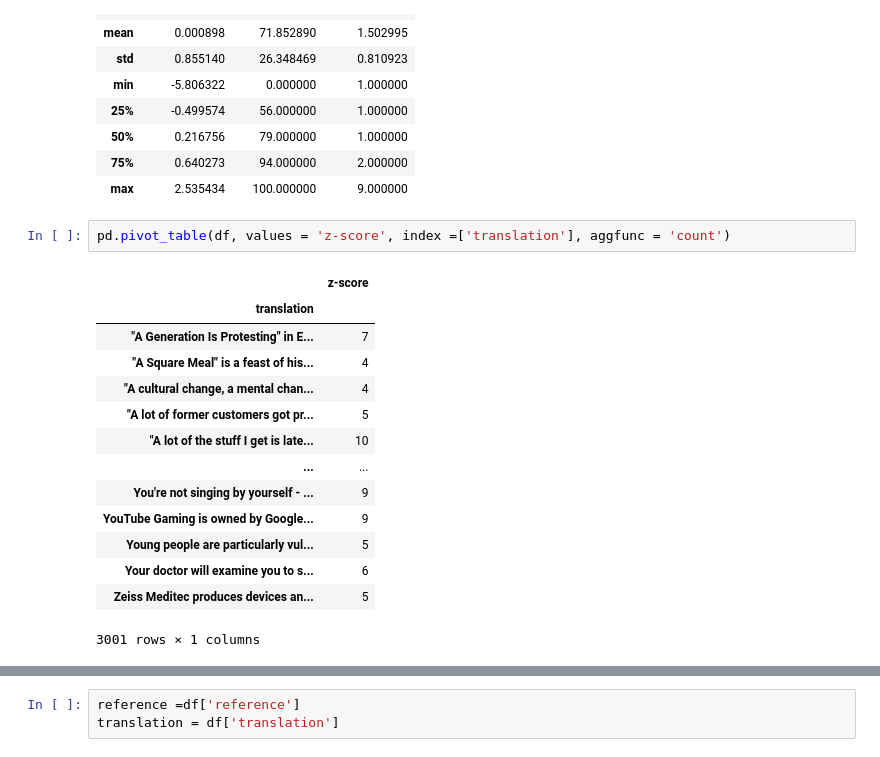
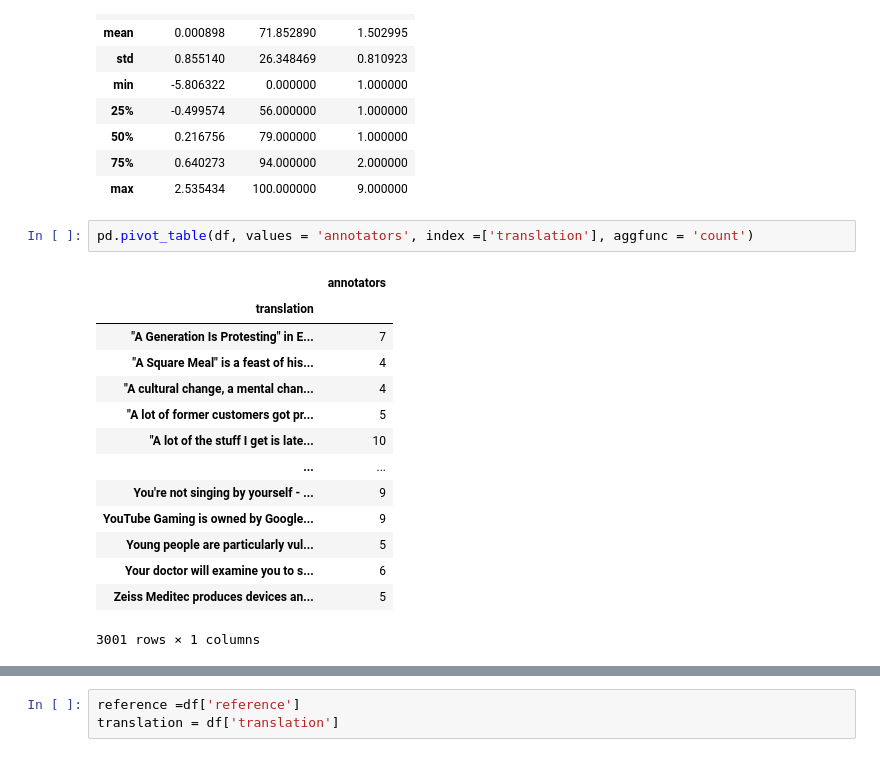
Before and after one commit to hnakashima96/textmining_project, a Jupyter notebook: TM_project.ipynb, the cells around one changed output, grey strips where cells are left out. Drawn from its saved outputs; the diff is of its cells as text.

Commit message:
hiromi
Falta BERT
Calcular o desvio padrão entre as referencias do resultado de BERT
Calcular o WMD
Comparar os resultados com o Z score

```diff
--- a/TM_project.ipynb
+++ b/TM_project.ipynb
@@ -42,9 +45,9 @@ df.describe()
 | 75% | 0.640273 | 94.000000 | 2.000000 |
 | max | 2.535434 | 100.000000 | 9.000000 |
 # %%
-pd.pivot_table(df, values = 'z-score', index =['translation'], aggfunc = 'count')
+pd.pivot_table(df, values = 'annotators', index =['translation'], aggfunc = 'count')
 # %% [output]
-|  | z-score |
+|  | annotators |
 | translation |  |
 | "A Generation Is Protesting" in E... | 7 |
 | "A Square Meal" is a feast of his... | 4 |
```
Also changed, not shown: parts of 37 cells of this notebook.
